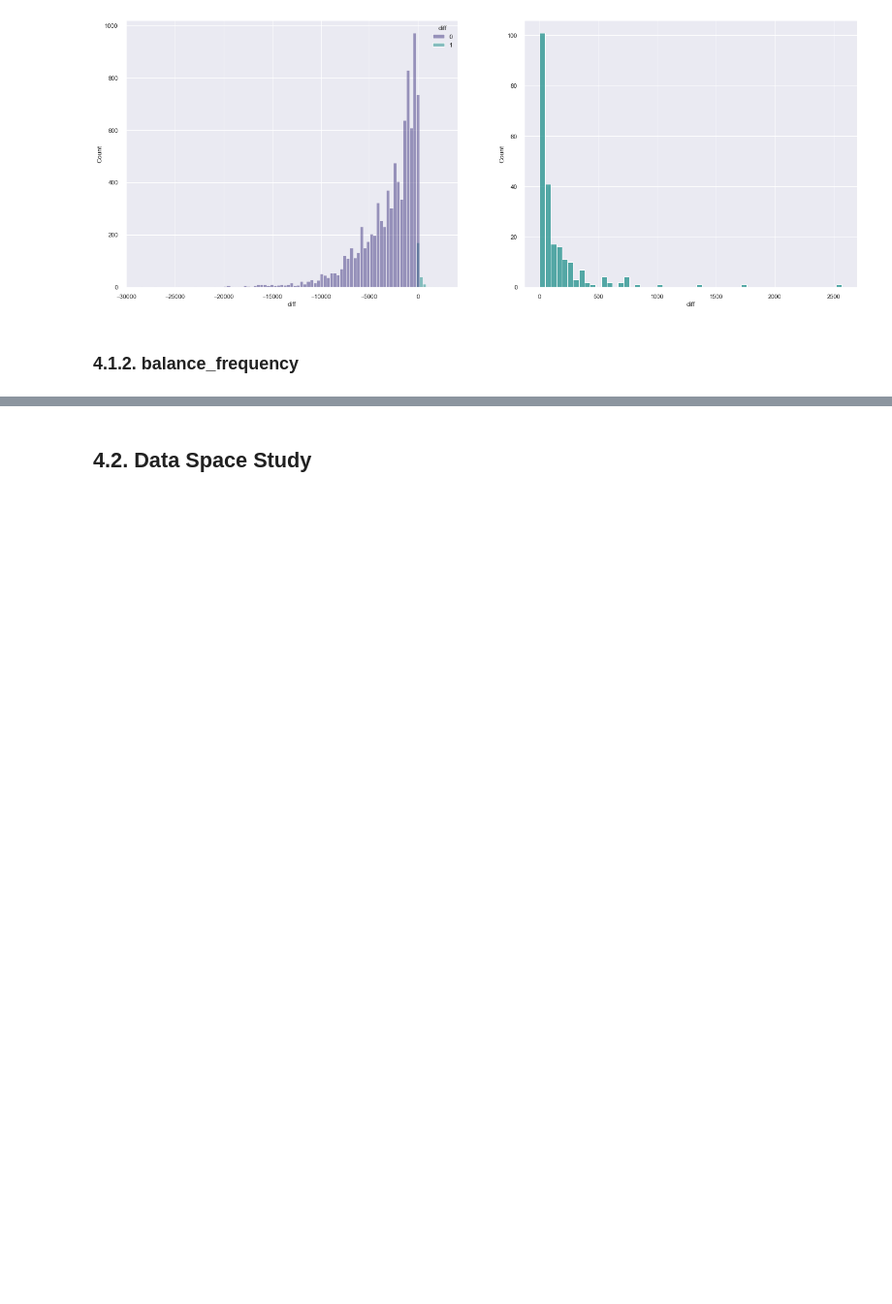
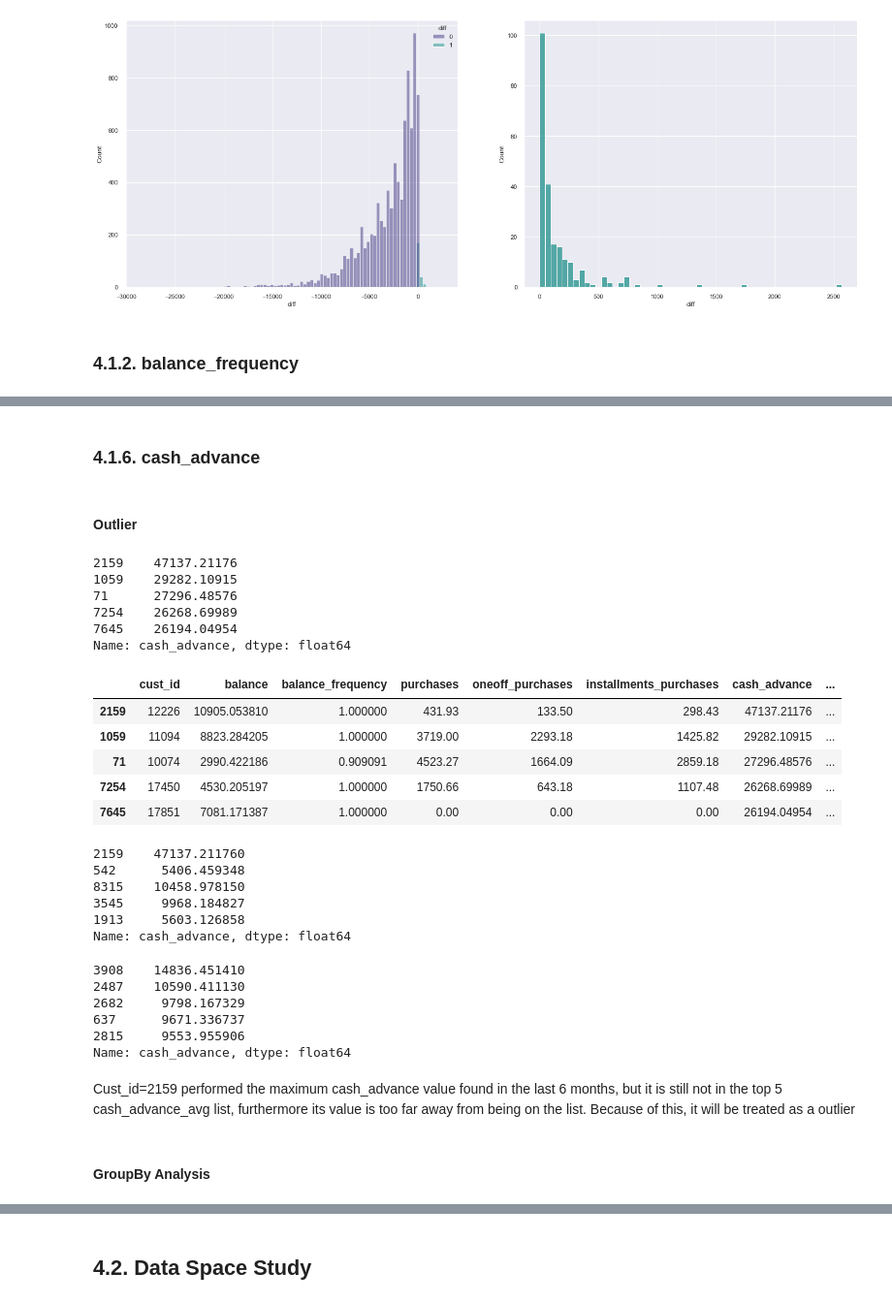
Before and after one commit to Matheus-Homem/international_bank_marketing, a Jupyter notebook: notebooks/c6_clustering_models.ipynb, the cells around one changed output, grey strips where cells are left out. Shown at 97% size. Cells and saved outputs as stored; diff of their text form; code cells hidden in the pictures; blank space fills up the shorter version.

```diff
--- a/notebooks/c6_clustering_models.ipynb
+++ b/notebooks/c6_clustering_models.ipynb
@@ -446,0 +491,46 @@ pass
+# %% [markdown]
+### 4.1.6. cash_advance
+# %% [markdown]
+#### Outlier
+# %%
+# Cust_id=2159 appears to be an outlier
+df4['cash_advance'].sort_values(ascending=False).head()
+# %% [output]
+2159    47137.21176
+1059    29282.10915
+71      27296.48576
+7254    26268.69989
+7645    26194.04954
+Name: cash_advance, dtype: float64
+# %%
+df4.sort_values('cash_advance',ascending=False).head()
+# %% [output]
+|  | cust_id | balance | balance_frequency | purchases | oneoff_purchases | installments_purchases | cash_advance | ... |
+| 2159 | 12226 | 10905.053810 | 1.000000 | 431.93 | 133.50 | 298.43 | 47137.21176 | ... |
+| 1059 | 11094 | 8823.284205 | 1.000000 | 3719.00 | 2293.18 | 1425.82 | 29282.10915 | ... |
+| 71 | 10074 | 2990.422186 | 0.909091 | 4523.27 | 1664.09 | 2859.18 | 27296.48576 | ... |
+| 7254 | 17450 | 4530.205197 | 1.000000 | 1750.66 | 643.18 | 1107.48 | 26268.69989 | ... |
+| 7645 | 17851 | 7081.171387 | 1.000000 | 0.00 | 0.00 | 0.00 | 26194.04954 | ... |
+# %%
+df4.sort_values('cash_advance_trx',ascending=False)['cash_advance'].head()
+# %% [output]
+2159    47137.211760
+542      5406.459348
+8315    10458.978150
+3545     9968.184827
+1913     5603.126858
+Name: cash_advance, dtype: float64
+# %%
+df4.sort_values('cash_advance_avg',ascending=False)['cash_advance'].head()
+# %% [output]
+3908    14836.451410
+2487    10590.411130
+2682     9798.167329
+637      9671.336737
+2815     9553.955906
+Name: cash_advance, dtype: float64
+# %% [markdown]
+Cust_id=2159 performed the maximum cash_advance value found in the last 6 months, but it is still not in the top 5 cash_advance_avg list, furthermore its value is too far away from being on the list.
+Because of this, it will be treated as a outlier
+# %% [markdown]
+#### GroupBy Analysis
```
Also changed, not shown: parts of 70 cells of this notebook.
